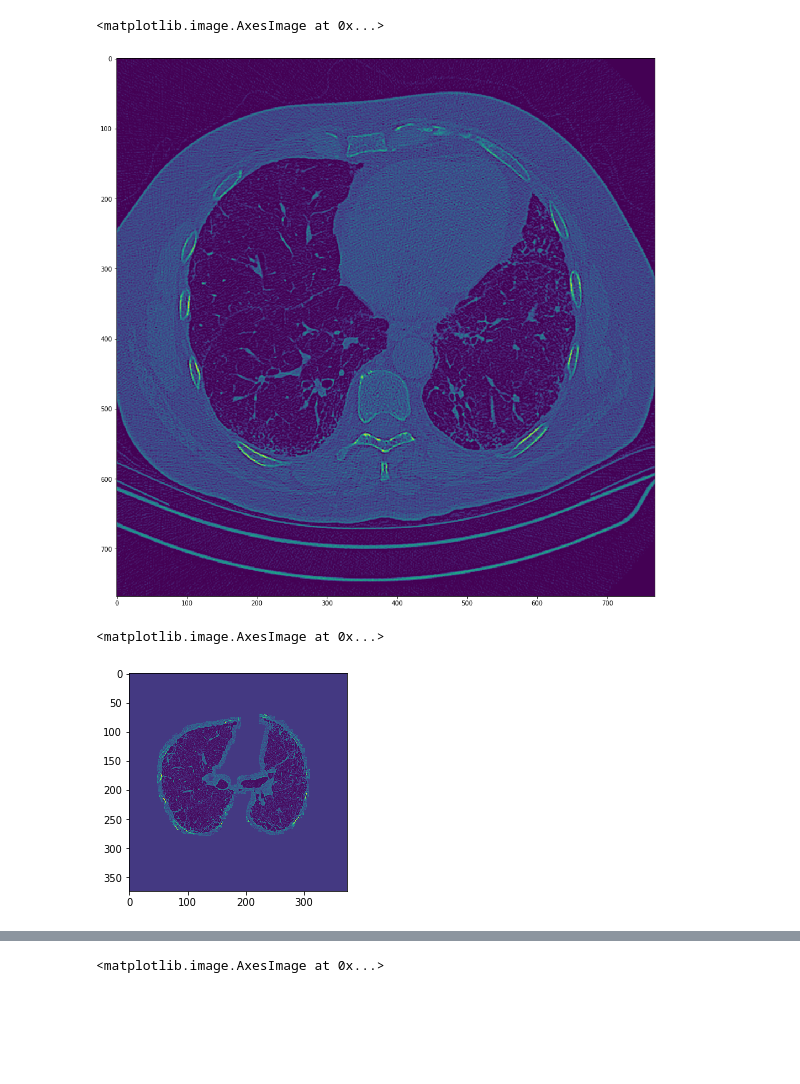
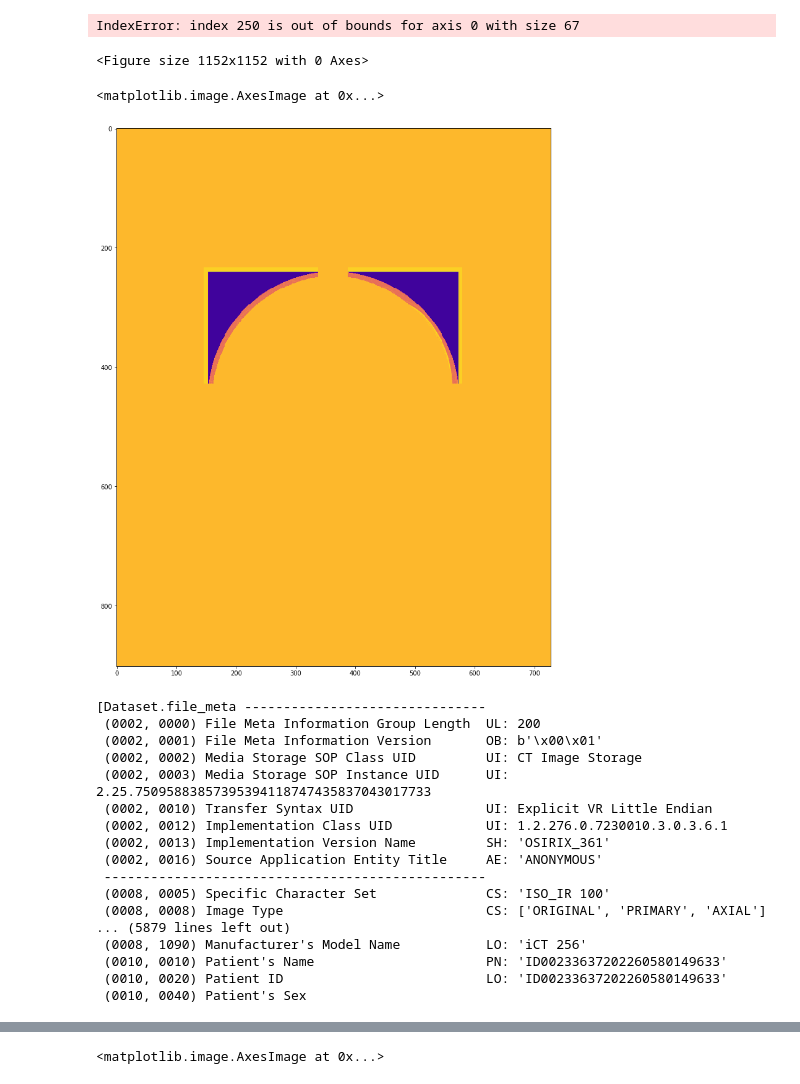
Before and after one commit to EdMDias/OSIC_kaggle_project, a Jupyter notebook: largest_slice_of_lung.ipynb, the cells around one changed output, grey strips where cells are left out. Cells and saved outputs as stored; diff of their text form; code cells hidden in the pictures; blank space fills up the shorter version.

```diff
--- a/largest_slice_of_lung.ipynb
+++ b/largest_slice_of_lung.ipynb
@@ -38,5 +38,5 @@ def load_scan(path):
     return slices
 # %%
 patients = train.Patient.unique()
-example = 'train/' + patients[1]
+example = 'train/' + 'ID00419637202311204720264'
 test = load_scan(example)
@@ -78,0 +97,2 @@ plt.show()
+# %%
+for i in range(imgs.shape[0]):
@@ -139,8 +173,8 @@ plt.imshow(imgs_after_resamp[200])
 plt.figure(figsize=(16,16))
 plt.imshow(imgs[250])
 # %% [output]
-<matplotlib.image.AxesImage at 0x...>
+IndexError: index 250 is out of bounds for axis 0 with size 67
-[figure, removed]
+<Figure size 1152x1152 with 0 Axes>
 # %%
 #Standardize the pixel values
 def make_lungmask(img, display=False):
@@ -240,7 +274,8 @@ def best_lungmask2(slices):
             pixel_nr = tmp_pixel_nr
     return img
 # %%
-plt.imshow(best_lungmask2(imgs_after_resamp))
+plt.figure(figsize=(16,16))
+plt.imshow(best_lungmask2(imgs_after_resamp), cmap="plasma")
 # %% [output]
 <matplotlib.image.AxesImage at 0x...>
-[figure, old version]
+[figure, new version]
@@ -246,0 +287,20 @@ plt.imshow(best_lungmask2(imgs_after_resamp))
+# %%
+lst
+# %% [output]
+[Dataset.file_meta -------------------------------
+ (0002, 0000) File Meta Information Group Length  UL: 200
+ (0002, 0001) File Meta Information Version       OB: b'\x00\x01'
+ (0002, 0002) Media Storage SOP Class UID         UI: CT Image Storage
+ (0002, 0003) Media Storage SOP Instance UID      UI: 2.25.75095883857395394118747435837043017733
+ (0002, 0010) Transfer Syntax UID                 UI: Explicit VR Little Endian
+ (0002, 0012) Implementation Class UID            UI: 1.2.276.0.7230010.3.0.3.6.1
+ (0002, 0013) Implementation Version Name         SH: 'OSIRIX_361'
+ (0002, 0016) Source Application Entity Title     AE: 'ANONYMOUS'
+ -------------------------------------------------
+ (0008, 0005) Specific Character Set              CS: 'ISO_IR 100'
+ (0008, 0008) Image Type                          CS: ['ORIGINAL', 'PRIMARY', 'AXIAL']
+... (5879 lines left out)
+ (0008, 1090) Manufacturer's Model Name           LO: 'iCT 256'
+ (0010, 0010) Patient's Name                      PN: 'ID00233637202260580149633'
+ (0010, 0020) Patient ID                          LO: 'ID00233637202260580149633'
+ (0010, 0040) Patient's Sex
```
Also changed, not shown: parts of 31 cells of this notebook, 1 other file.
